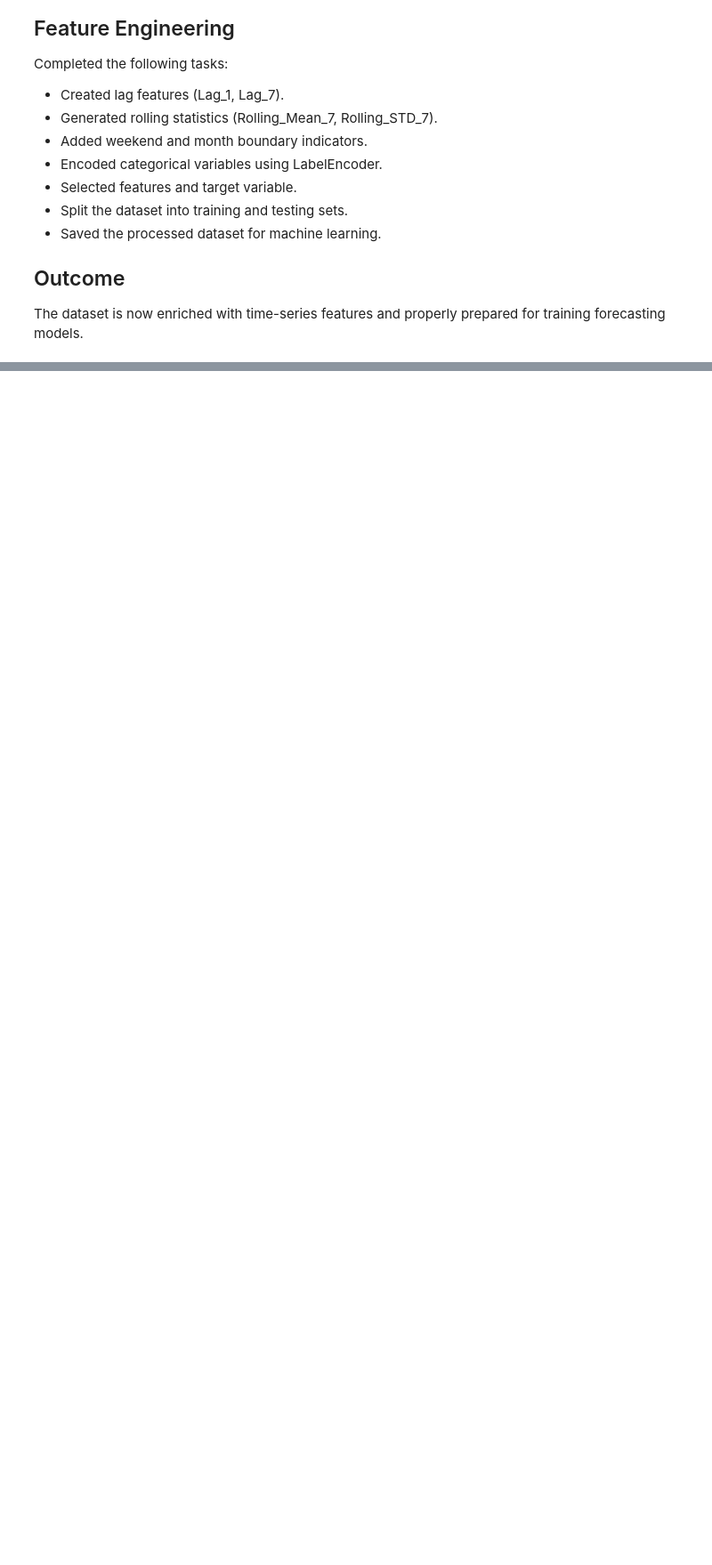
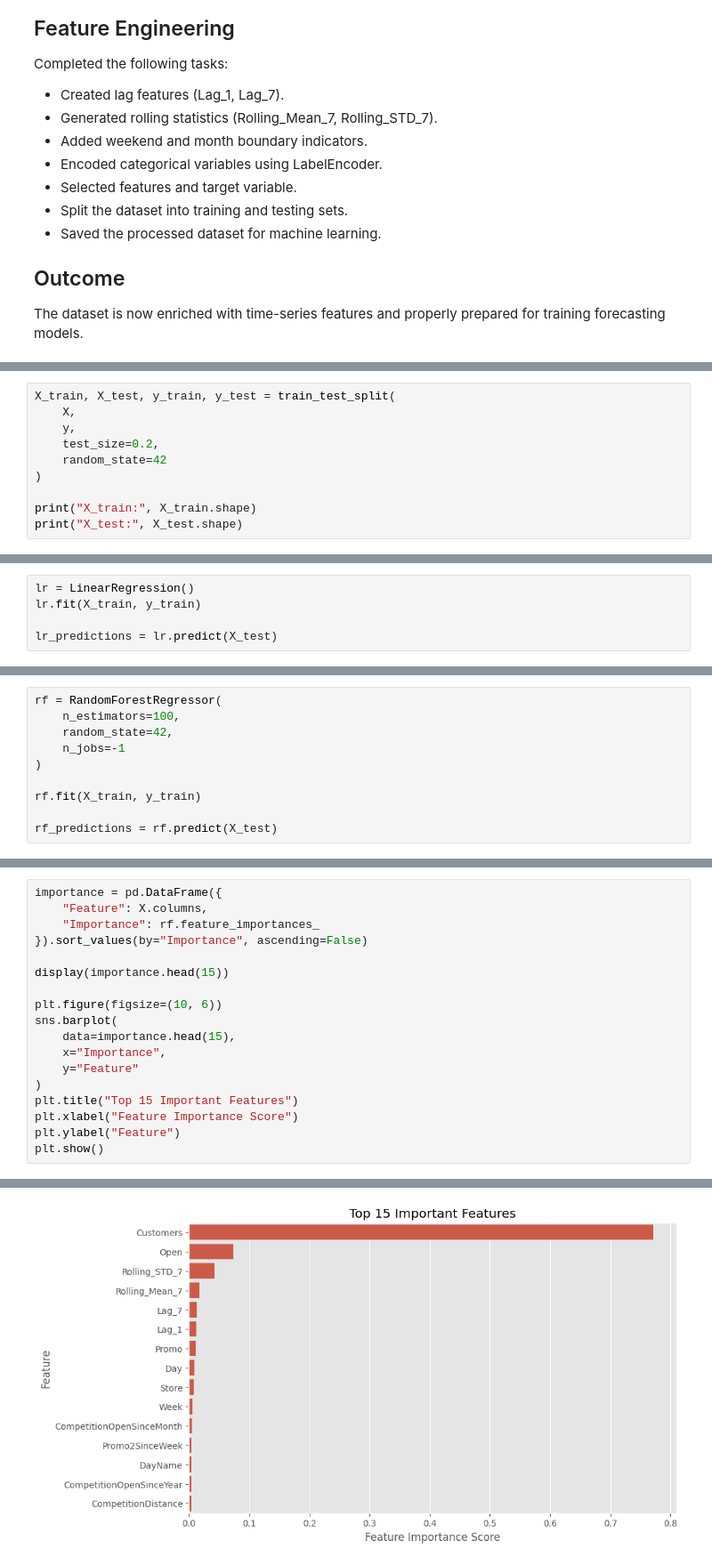
Before and after one commit to ruhile/Sales-Forecasting-Dashboard, a Jupyter notebook: notebooks/Sales_Forecasting.ipynb, the cells around one changed output, grey strips where cells are left out. Shown at 89% size. Saved outputs shown, nothing was run; the diff lists cells and outputs as text; blank space fills up the shorter version.

Commit message:
Day 5: Train, evaluate, compare forecasting models and save sales_forecasting_model.pkl

```diff
--- a/notebooks/Sales_Forecasting.ipynb
+++ b/notebooks/Sales_Forecasting.ipynb
@@ -921,0 +962,10 @@ The dataset is now enriched with time-series features and properly prepared for
+# %%
+X_train, X_test, y_train, y_test = train_test_split(
+    X,
+    y,
+    test_size=0.2,
+    random_state=42
+)
+
+print("X_train:", X_train.shape)
+print("X_test:", X_test.shape)
@@ -921,0 +977,5 @@ The dataset is now enriched with time-series features and properly prepared for
+# %%
+lr = LinearRegression()
+lr.fit(X_train, y_train)
+
+lr_predictions = lr.predict(X_test)
@@ -921,0 +1000,10 @@ The dataset is now enriched with time-series features and properly prepared for
+# %%
+rf = RandomForestRegressor(
+    n_estimators=100,
+    random_state=42,
+    n_jobs=-1
+)
+
+rf.fit(X_train, y_train)
+
+rf_predictions = rf.predict(X_test)
@@ -921,0 +1055,19 @@ The dataset is now enriched with time-series features and properly prepared for
+# %%
+importance = pd.DataFrame({
+    "Feature": X.columns,
+    "Importance": rf.feature_importances_
+}).sort_values(by="Importance", ascending=False)
+
+display(importance.head(15))
+
+plt.figure(figsize=(10, 6))
+sns.barplot(
+    data=importance.head(15),
+    x="Importance",
+    y="Feature"
+)
+plt.title("Top 15 Important Features")
+plt.xlabel("Feature Importance Score")
+plt.ylabel("Feature")
+plt.show()
+# %% [output]
@@ -921,0 +1090 @@ The dataset is now enriched with time-series features and properly prepared for
+[figure, added]
```
Also changed, not shown: parts of 24 cells of this notebook.
